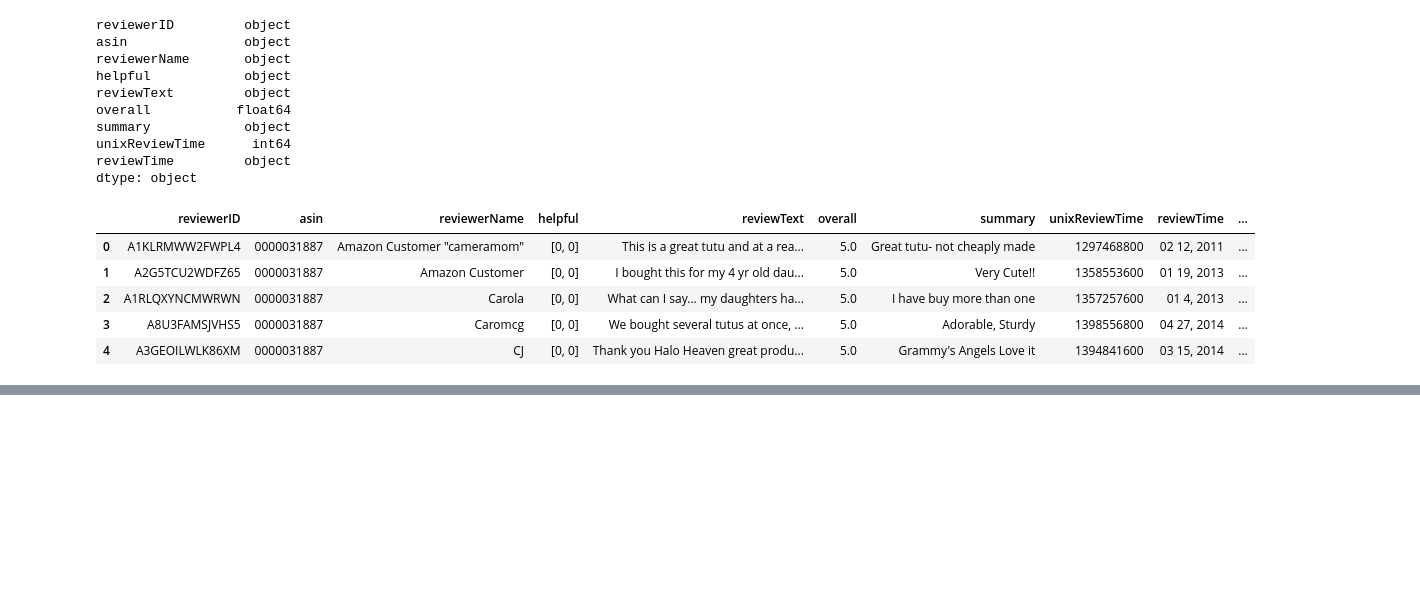
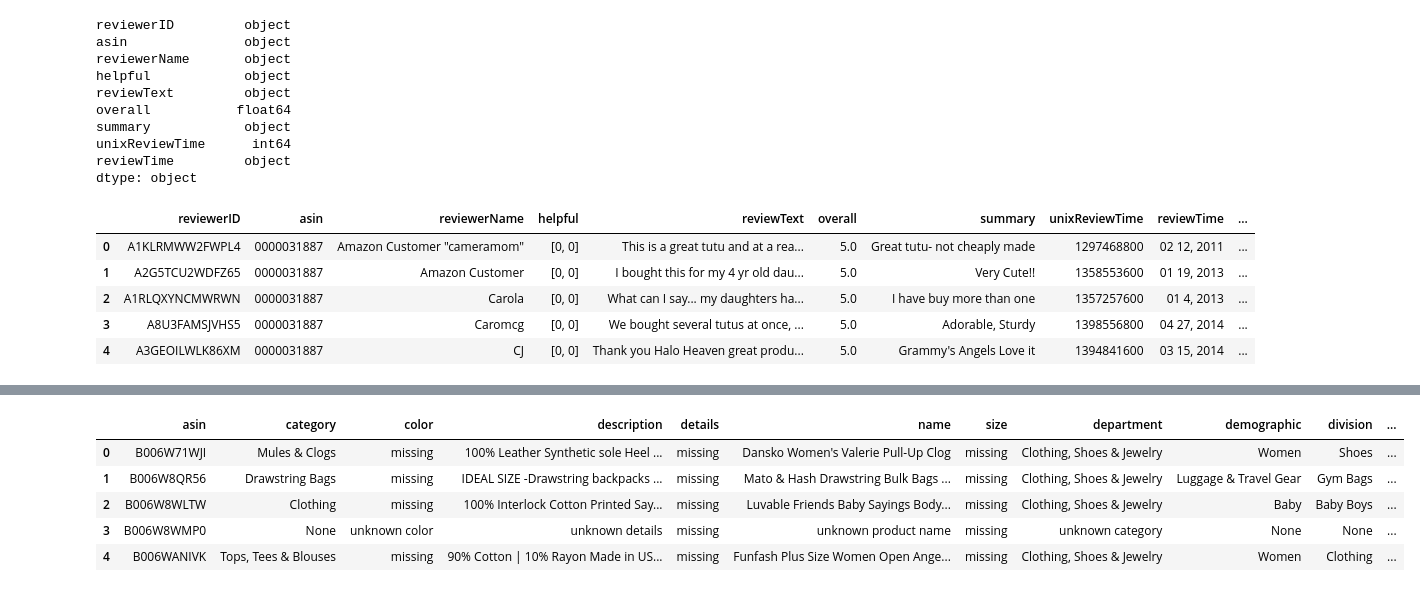
Before and after one commit to rachelkoenig10/recommender-system-capstone, a Jupyter notebook: amazon-review-data.ipynb, the cells around one changed output, grey strips where cells are left out. Cells and saved outputs as stored; diff of their text form; code cells hidden in the pictures; blank space fills up the shorter version.

```diff
--- a/amazon-review-data.ipynb
+++ b/amazon-review-data.ipynb
@@ -215,0 +155,2 @@ Name: B00001W0KA, dtype: float64
+# %%
+soup = BeautifulSoup(driver.page_source, 'lxml')
@@ -215,0 +282,40 @@ Name: B00001W0KA, dtype: float64
+# %%
+# Function to remove html
+def remove_html(text):
+    try:
+        soup = BeautifulSoup(text, 'lxml')
+        html_free = soup.get_text(strip=True)
+        return html_free
+    except:
+        return "missing"
+# %%
+# Function to clean the DataFrame
+def EDA(df):
+    # Remove html and strip off brackets and 'Color:' from color column
+    df['color'] = df['color'].apply(lambda x: remove_html(x)).str.replace(']', '').str.replace('[', '').str.replace('Color:', '')
+
+    # Replace escape characters and white space in Category column
+    df['category'] = df['category'].str.replace('\n', '').str.replace('  ', '')
+
+    # Split Categroy column on the '›' symbol, up to 6 times and return them in a new df where each split is a new column
+    category = df['category'].str.split("›", n=6, expand=True)
+
+    # Rename each category split column and add it onto the original df
+    df['department'] = category[0]
+    df['demographic'] = category[1]
+    df['division'] = category[2]
+    df['category'] = category[3]
+    df['subcategory'] = category[4]
+    df['type'] = category[5]
+    df['detail_type'] = category[6]
+
+    # Remove special characters from the description column
+    df['description'] = df['description'].str.replace('\t', '').str.replace('\n', '')
+
+    # Remove html and strip off brackets from details column
+    df['details'] = df['details'].apply(lambda x: remove_html(x)).str.replace(']', '').str.replace('[', '')
+
+    #Remove html and cut off 'Size:' from the size column
+    df['size'] = df['size'].apply(lambda x: remove_html(x)).str.replace('Size:', '')
+
+    return df.head()
@@ -215,0 +358,9 @@ Name: B00001W0KA, dtype: float64
+# %%
+EDA(product20000)
+# %% [output]
+|  | asin | category | color | description | details | name | size | department | demographic | division | ... |
+| 0 | B006W71WJI | Mules & Clogs | missing | 100% Leather Synthetic sole Heel ... | missing | Dansko Women's Valerie Pull-Up Clog | missing | Clothing, Shoes & Jewelry | Women | Shoes | ... |
+| 1 | B006W8QR56 | Drawstring Bags | missing | IDEAL SIZE -Drawstring backpacks ... | missing | Mato & Hash Drawstring Bulk Bags ... | missing | Clothing, Shoes & Jewelry | Luggage & Travel Gear | Gym Bags | ... |
+| 2 | B006W8WLTW | Clothing | missing | 100% Interlock Cotton Printed Say... | missing | Luvable Friends Baby Sayings Body... | missing | Clothing, Shoes & Jewelry | Baby | Baby Boys | ... |
+| 3 | B006W8WMP0 | None | unknown color | unknown details | missing | unknown product name | missing | unknown category | None | None | ... |
+| 4 | B006WANIVK | Tops, Tees & Blouses | missing | 90% Cotton | 10% Rayon Made in US... | missing | Funfash Plus Size Women Open Ange... | missing | Clothing, Shoes & Jewelry | Women | Clothing | ... |
```
Also changed, not shown: parts of 55 cells of this notebook, 19 other files.
